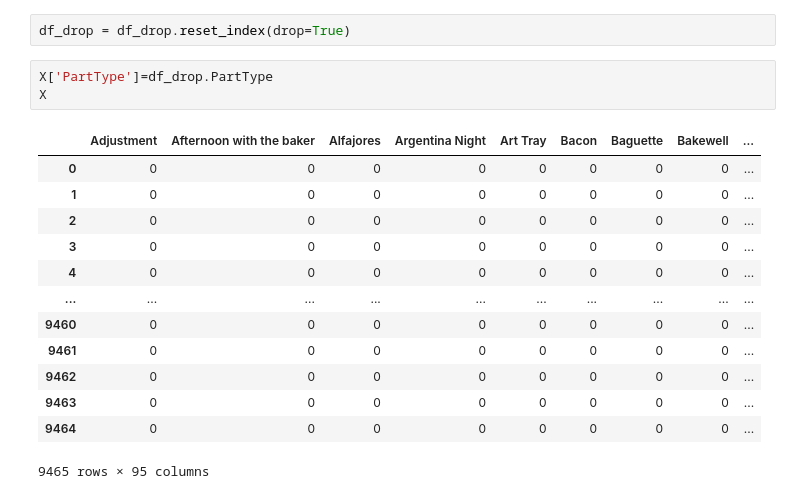
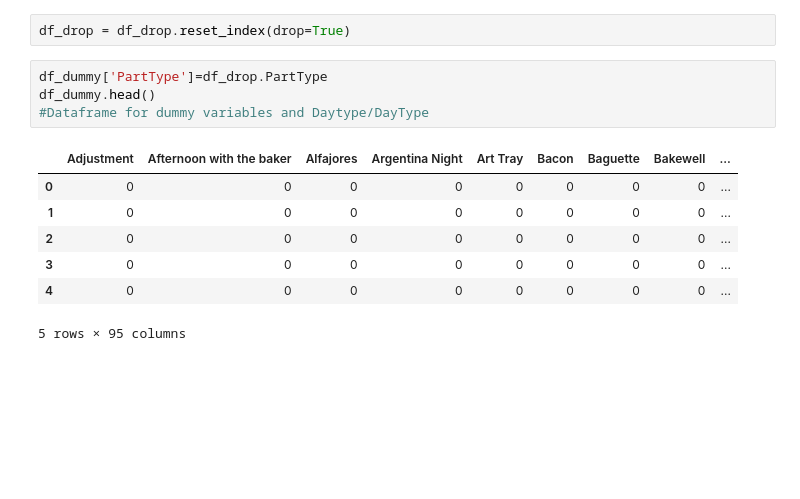
Before and after one commit to Blutronics/BakeryAssociationRule, a Jupyter notebook: bakery.ipynb, the cells around one changed output. Saved outputs shown, nothing was run; the diff lists cells and outputs as text; blank space fills up the shorter version.

Commit message:
variable naming

```diff
--- a/bakery.ipynb
+++ b/bakery.ipynb
@@ -229,20 +224,15 @@ for i in df_drop.groupby('TransactionNo')['PartType'].apply(list):
     days.append(i)
 # %%
 df_drop = df_drop.reset_index(drop=True)
-# %%
-X['PartType']=df_drop.PartType
-X
-# %% [output]
-|  | Adjustment | Afternoon with the baker | Alfajores | Argentina Night | Art Tray | Bacon | Baguette | Bakewell | ... |
-| 0 | 0 | 0 | 0 | 0 | 0 | 0 | 0 | 0 | ... |
-| 1 | 0 | 0 | 0 | 0 | 0 | 0 | 0 | 0 | ... |
-| 2 | 0 | 0 | 0 | 0 | 0 | 0 | 0 | 0 | ... |
-| 3 | 0 | 0 | 0 | 0 | 0 | 0 | 0 | 0 | ... |
-| 4 | 0 | 0 | 0 | 0 | 0 | 0 | 0 | 0 | ... |
-| ... | ... | ... | ... | ... | ... | ... | ... | ... | ... |
-| 9460 | 0 | 0 | 0 | 0 | 0 | 0 | 0 | 0 | ... |
-| 9461 | 0 | 0 | 0 | 0 | 0 | 0 | 0 | 0 | ... |
-| 9462 | 0 | 0 | 0 | 0 | 0 | 0 | 0 | 0 | ... |
-| 9463 | 0 | 0 | 0 | 0 | 0 | 0 | 0 | 0 | ... |
-| 9464 | 0 | 0 | 0 | 0 | 0 | 0 | 0 | 0 | ... |
-9465 rows × 95 columns
+# %%
+df_dummy['PartType']=df_drop.PartType
+df_dummy.head()
+#Dataframe for dummy variables and Daytype/DayType
+# %% [output]
+|  | Adjustment | Afternoon with the baker | Alfajores | Argentina Night | Art Tray | Bacon | Baguette | Bakewell | ... |
+| 0 | 0 | 0 | 0 | 0 | 0 | 0 | 0 | 0 | ... |
+| 1 | 0 | 0 | 0 | 0 | 0 | 0 | 0 | 0 | ... |
+| 2 | 0 | 0 | 0 | 0 | 0 | 0 | 0 | 0 | ... |
+| 3 | 0 | 0 | 0 | 0 | 0 | 0 | 0 | 0 | ... |
+| 4 | 0 | 0 | 0 | 0 | 0 | 0 | 0 | 0 | ... |
+5 rows × 95 columns
```
Also changed, not shown: parts of 2 cells of this notebook.
